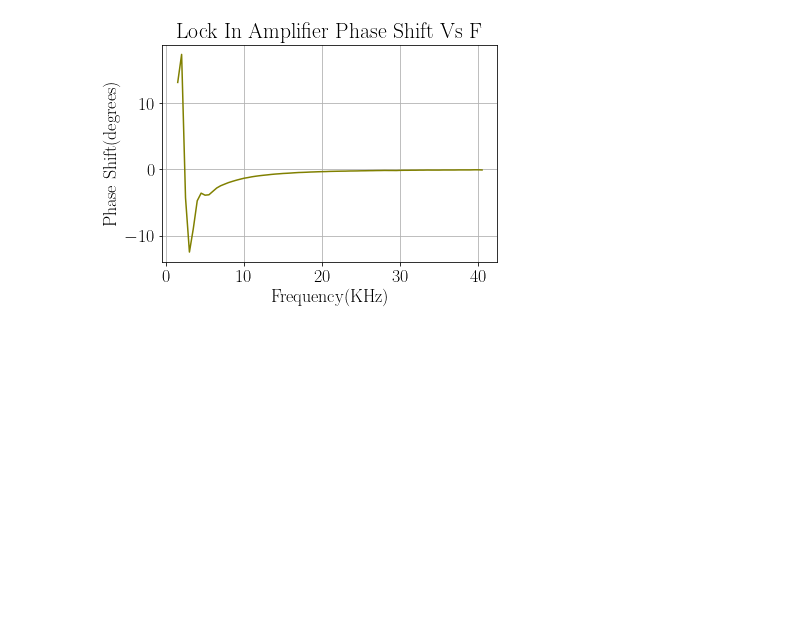
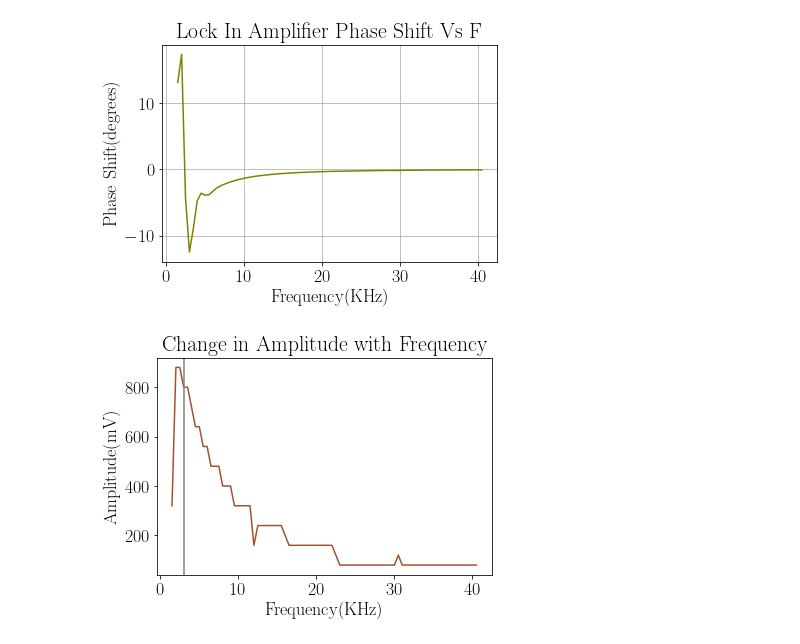
Before and after one commit to aaronkebede/PHY220, a Jupyter notebook: project-one/v2/plots.ipynb, the cells around one changed output. Saved outputs shown, nothing was run; the diff lists cells and outputs as text; code cells hidden in the pictures; blank space fills up the shorter version.

Commit message:
include the cut off frequency for the plots

```diff
--- a/project-one/v2/plots.ipynb
+++ b/project-one/v2/plots.ipynb
@@ -84,3 +84,15 @@ plt.savefig("Images/lfp.png", bbox_inches='tight', pad_inches=1)
 plt.show()
 # %% [output]
 [figure]
+# %%
+#Start Plots & Determine the cutoff frequency
+
+plt.plot(fa_frequency,fa_amplitude, c="sienna")
+plt.axvline(x=3, ymin=0, ymax=900, c='grey')
+plt.xlabel("Frequency(KHz)")
+plt.ylabel("Amplitude(mV)")
+plt.title("Change in Amplitude with Frequency")
+#plt.savefig('Images/fa.png', bbox_inches='tight', pad_inches=1)
+plt.show()
+# %% [output]
+[figure, added]
```
Also changed, not shown: parts of 1 cell of this notebook.
